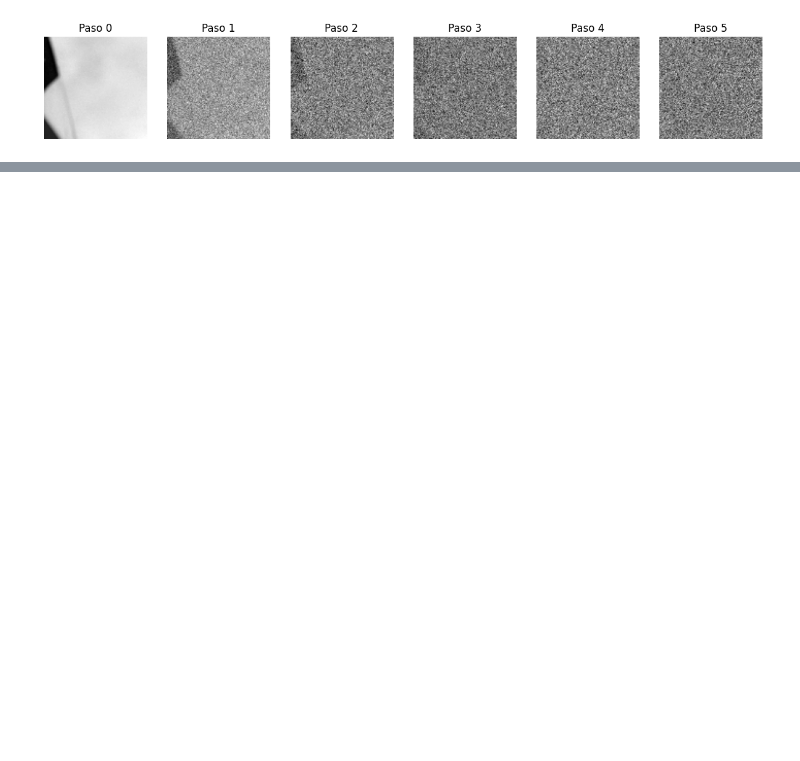
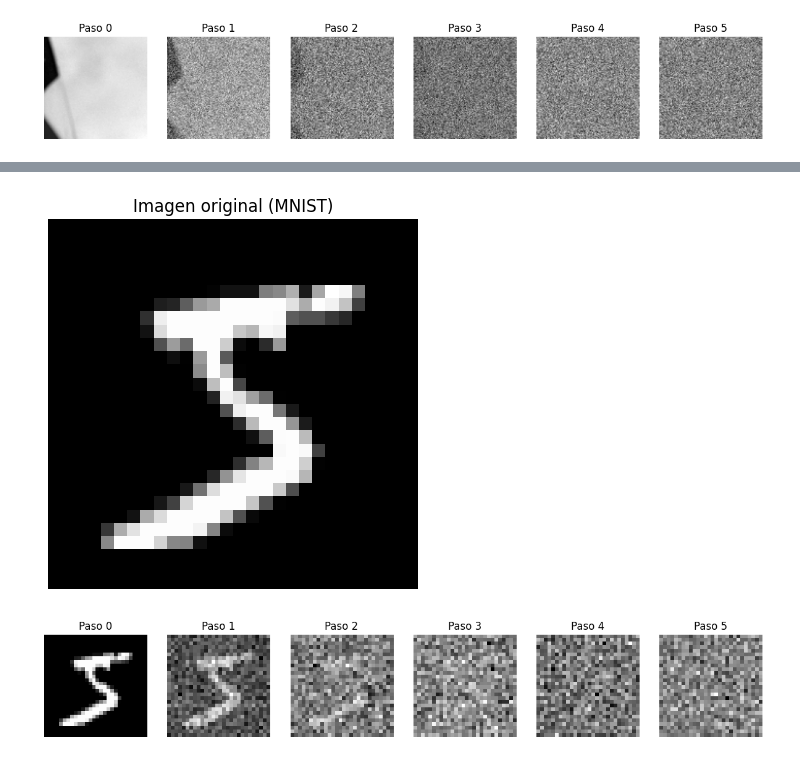
Before and after one commit to merkandez/stable-diffusion, a Jupyter notebook: option1_noise_demo.ipynb, the cells around one changed output, grey strips where cells are left out. Cells and saved outputs as stored; diff of their text form; code cells hidden in the pictures; blank space fills up the shorter version.

```diff
--- a/option1_noise_demo.ipynb
+++ b/option1_noise_demo.ipynb
@@ -81,0 +94,24 @@ plt.show()
+# %%
+from tensorflow.keras.datasets import mnist
+
+# Cargar MNIST
+(x_train, _), (_, _) = mnist.load_data()
+mnist_img = x_train[0] / 255.0  # normalizamos entre 0 y 1
+
+# Mostrar imagen original
+plt.imshow(mnist_img, cmap="gray")
+plt.title("Imagen original (MNIST)")
+plt.axis("off")
+plt.show()
+
+# Forward process con ruido
+T = 6
+fig, axs = plt.subplots(1, T, figsize=(15,3))
+for t in range(T):
+    axs[t].imshow(add_noise(mnist_img, t, T-1), cmap="gray")
+    axs[t].axis("off")
+    axs[t].set_title(f"Paso {t}")
+plt.show()
+# %% [output]
+[figure, added]
+[figure, added]
```
Also changed, not shown: parts of 11 cells of this notebook, 1 other file.
